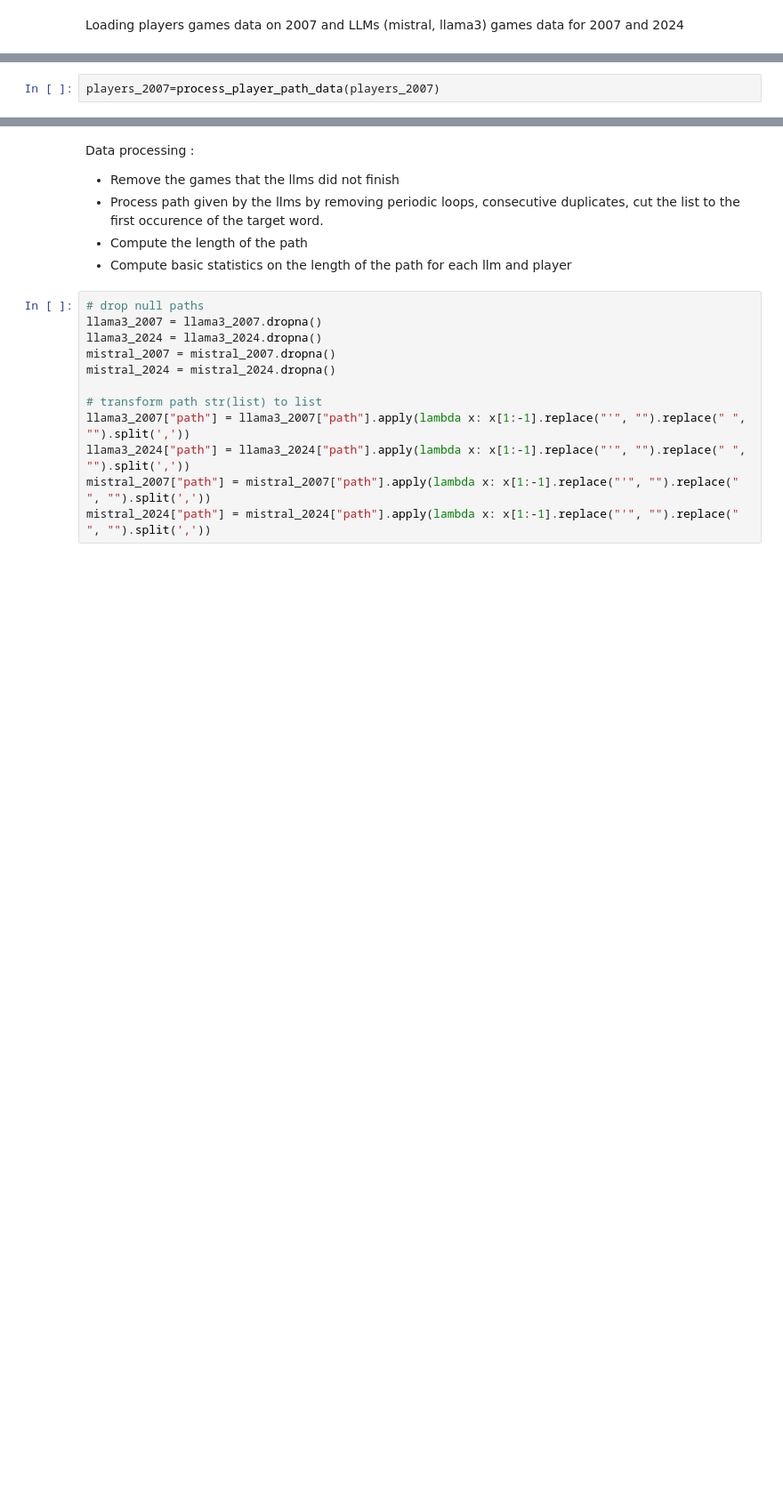
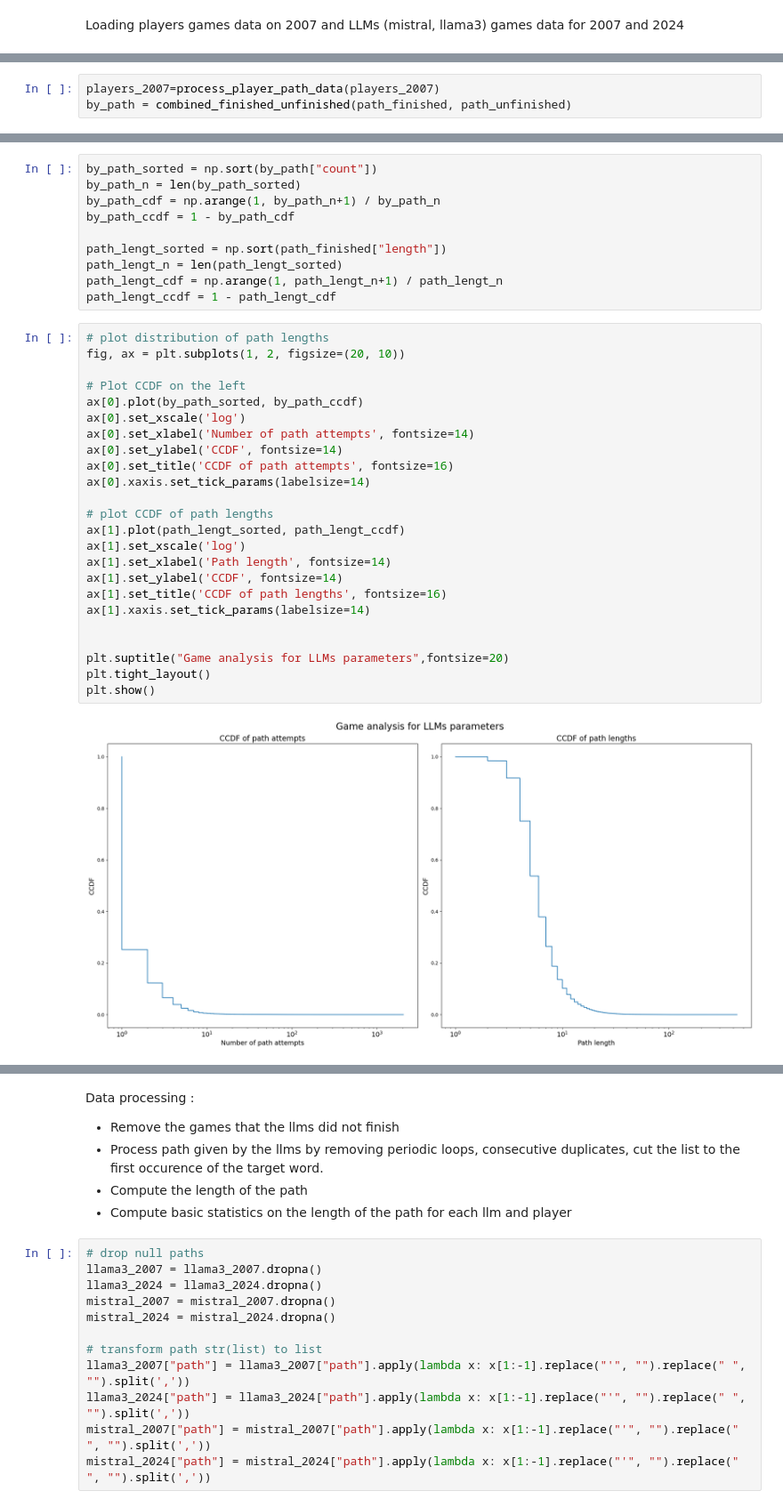
Before and after one commit to epfl-ada/ada-2024-project-outlier-1, a Jupyter notebook: results.ipynb, the cells around one changed output, grey strips where cells are left out. Shown at 89% size. Drawn from its saved outputs; the diff is of its cells as text; blank space fills up the shorter version.

```diff
--- a/results.ipynb
+++ b/results.ipynb
@@ -1557,2 +1561,3 @@ players_2007 = pd.read_csv(DATA + "wikispeedia_paths-and-graph/paths_finished.ts
 # %%
 players_2007=process_player_path_data(players_2007)
+by_path = combined_finished_unfinished(path_finished, path_unfinished)
@@ -1558,0 +1568,36 @@ players_2007=process_player_path_data(players_2007)
+# %%
+by_path_sorted = np.sort(by_path["count"])
+by_path_n = len(by_path_sorted)
+by_path_cdf = np.arange(1, by_path_n+1) / by_path_n
+by_path_ccdf = 1 - by_path_cdf
+
+path_lengt_sorted = np.sort(path_finished["length"])
+path_lengt_n = len(path_lengt_sorted)
+path_lengt_cdf = np.arange(1, path_lengt_n+1) / path_lengt_n
+path_lengt_ccdf = 1 - path_lengt_cdf
+# %%
+# plot distribution of path lengths
+fig, ax = plt.subplots(1, 2, figsize=(20, 10))
+
+# Plot CCDF on the left
+ax[0].plot(by_path_sorted, by_path_ccdf)
+ax[0].set_xscale('log')
+ax[0].set_xlabel('Number of path attempts', fontsize=14)
+ax[0].set_ylabel('CCDF', fontsize=14)
+ax[0].set_title('CCDF of path attempts', fontsize=16)
+ax[0].xaxis.set_tick_params(labelsize=14)
+
+# plot CCDF of path lengths
+ax[1].plot(path_lengt_sorted, path_lengt_ccdf)
+ax[1].set_xscale('log')
+ax[1].set_xlabel('Path length', fontsize=14)
+ax[1].set_ylabel('CCDF', fontsize=14)
+ax[1].set_title('CCDF of path lengths', fontsize=16)
+ax[1].xaxis.set_tick_params(labelsize=14)
+
+
+plt.suptitle("Game analysis for LLMs parameters",fontsize=20)
+plt.tight_layout()
+plt.show()
+# %% [output]
+[figure, added]
```
Also changed, not shown: parts of 31 cells of this notebook, 1 other file.
